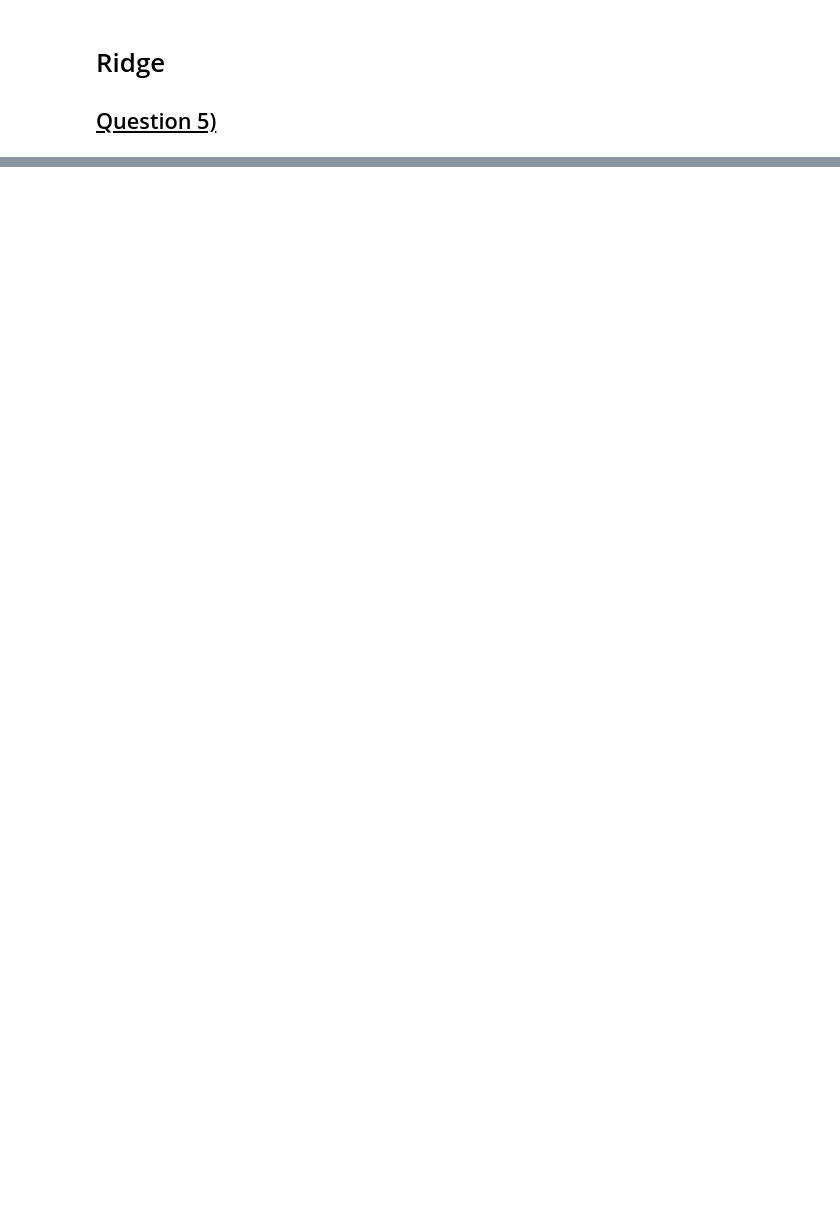
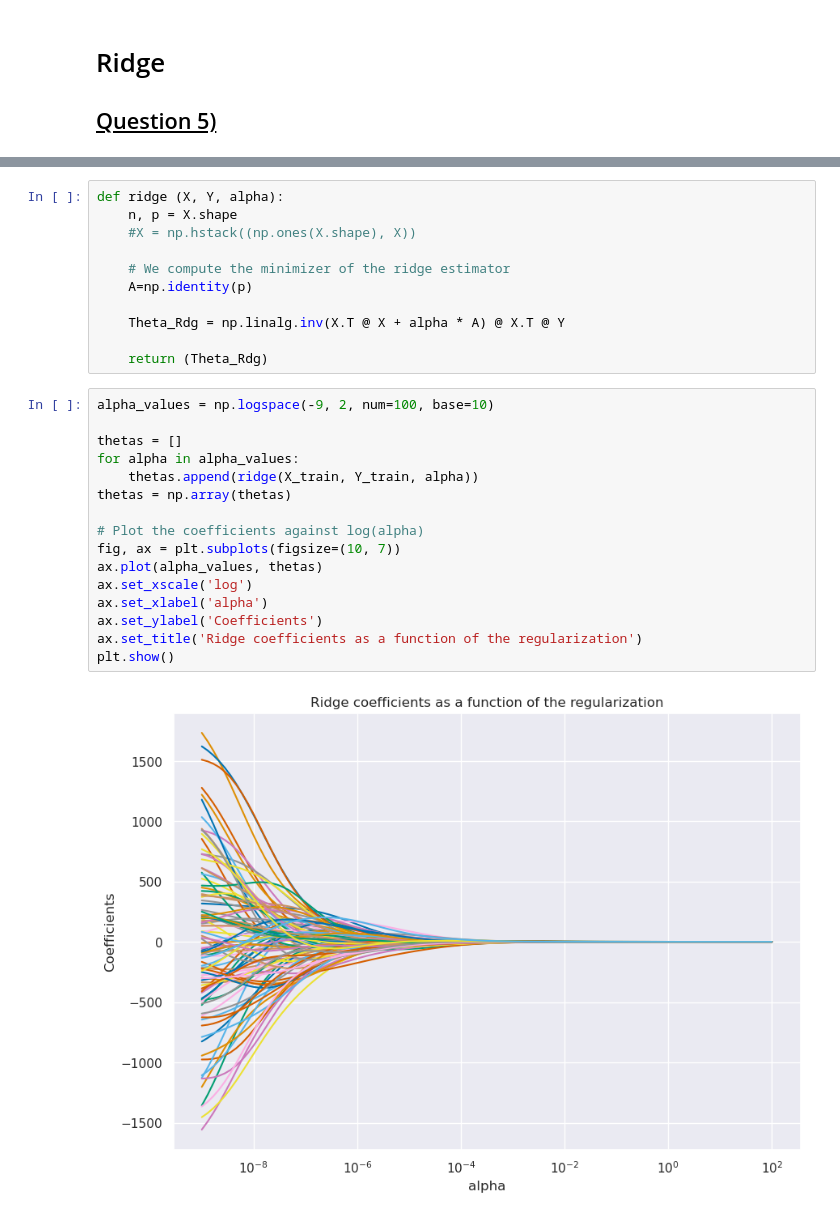
Before and after one commit to Dardare-Clement/SD-TSIA204, a Jupyter notebook: TP2/SD-TSIA204_lab2_dardare_clement.ipynb, the cells around one changed output, grey strips where cells are left out. Saved outputs shown, nothing was run; the diff lists cells and outputs as text; blank space fills up the shorter version.

```diff
--- a/TP2/SD-TSIA204_lab2_dardare_clement.ipynb
+++ b/TP2/SD-TSIA204_lab2_dardare_clement.ipynb
@@ -212,0 +240,29 @@ SyntaxError: unmatched ')' (1112849346.py, line 1)
+# %%
+def ridge (X, Y, alpha):
+    n, p = X.shape
+    #X = np.hstack((np.ones(X.shape), X))
+
+    # We compute the minimizer of the ridge estimator
+    A=np.identity(p)
+
+    Theta_Rdg = np.linalg.inv(X.T @ X + alpha * A) @ X.T @ Y
+
+    return (Theta_Rdg)
+# %%
+alpha_values = np.logspace(-9, 2, num=100, base=10)
+
+thetas = []
+for alpha in alpha_values:
+    thetas.append(ridge(X_train, Y_train, alpha))
+thetas = np.array(thetas)
+
+# Plot the coefficients against log(alpha)
+fig, ax = plt.subplots(figsize=(10, 7))
+ax.plot(alpha_values, thetas)
+ax.set_xscale('log')
+ax.set_xlabel('alpha')
+ax.set_ylabel('Coefficients')
+ax.set_title('Ridge coefficients as a function of the regularization')
+plt.show()
+# %% [output]
+[figure, added]
```
Also changed, not shown: parts of 10 cells of this notebook.
